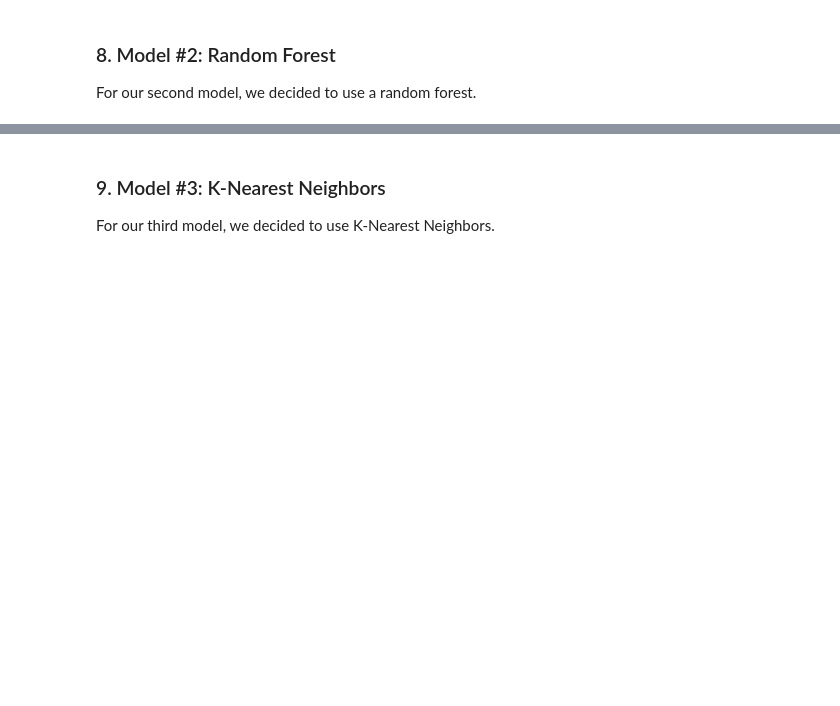
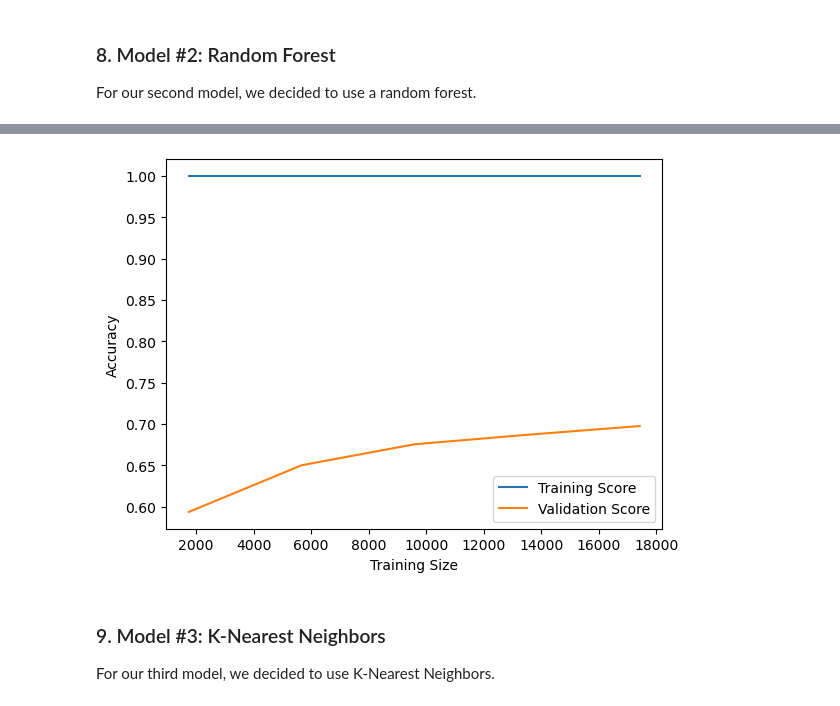
Before and after one commit to gfernan5/galaxy_classifier, a Jupyter notebook: galaxy_classifier.ipynb, the cells around one changed output, grey strips where cells are left out. Drawn from its saved outputs; the diff is of its cells as text; code cells hidden in the pictures; blank space fills up the shorter version.

```diff
--- a/galaxy_classifier.ipynb
+++ b/galaxy_classifier.ipynb
@@ -233,3 +235,20 @@ Confusion Matrix:
+# %%
+# Learning Curve
+train_sizes, train_scores, test_scores = learning_curve(rf_model, X, y, cv=5, scoring='accuracy')
+
+# Mean and std deviation
+train_mean = np.mean(train_scores, axis=1)
+test_mean = np.mean(test_scores, axis=1)
+
+# Plot
+plt.plot(train_sizes, train_mean, label="Training Score")
+plt.plot(train_sizes, test_mean, label="Validation Score")
+plt.xlabel("Training Size")
+plt.ylabel("Accuracy")
+plt.legend()
+plt.show()
+# %% [output]
+[figure, added]
 # %% [markdown]
 ### 9. Model #3: K-Nearest Neighbors
 For our third model, we decided to use K-Nearest Neighbors.
```
Also changed, not shown: parts of 8 cells of this notebook.
